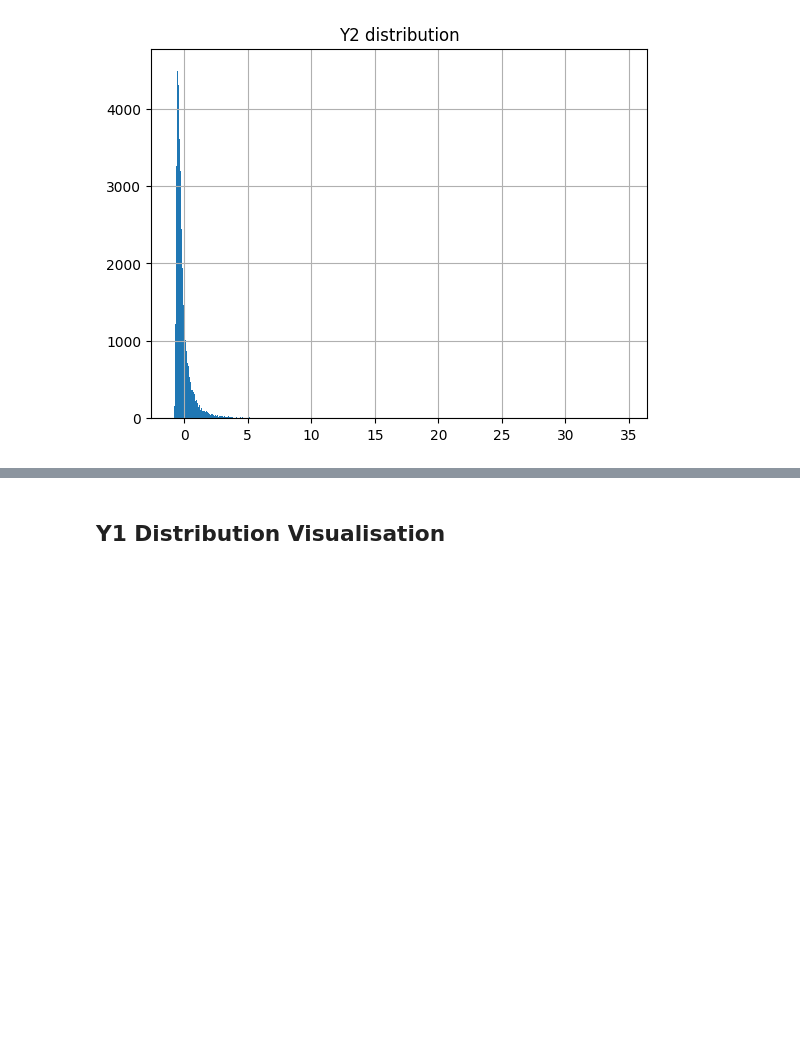
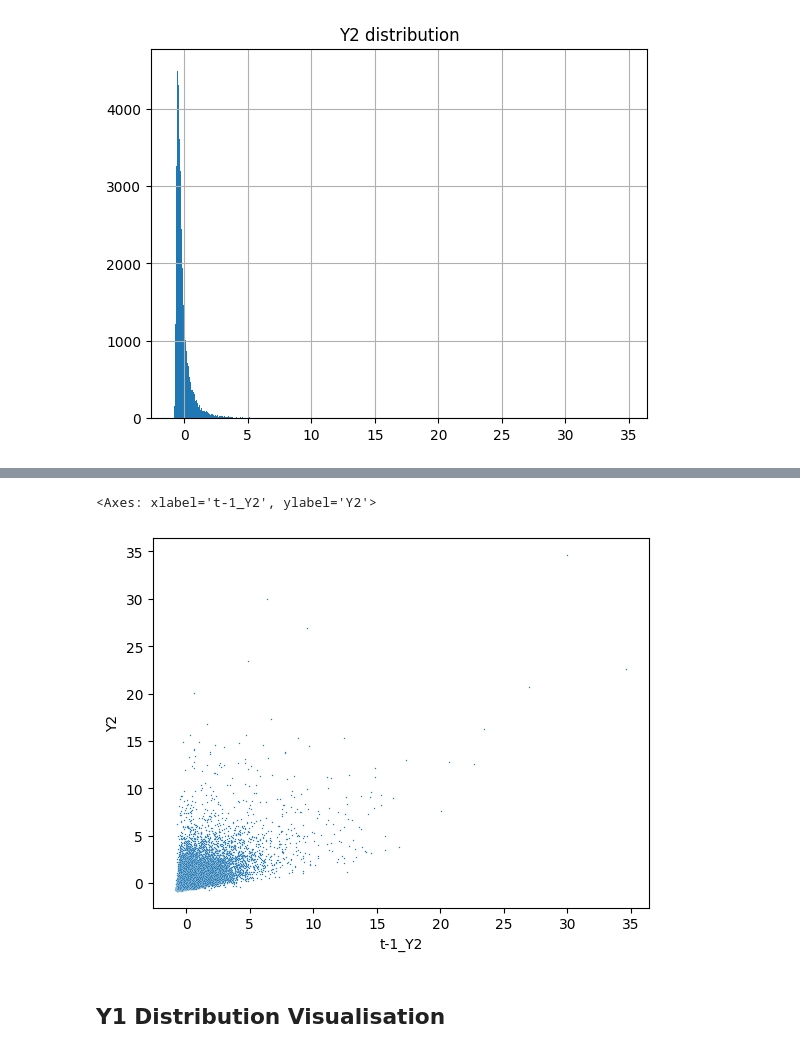
Before and after one commit to seo-joon/QuantChallenge--Team-Agora, a Jupyter notebook: research/eda.ipynb, the cells around one changed output, grey strips where cells are left out. Drawn from its saved outputs; the diff is of its cells as text; code cells hidden in the pictures; blank space fills up the shorter version.

```diff
--- a/research/eda.ipynb
+++ b/research/eda.ipynb
@@ -98,3 +131,9 @@ for responder in responders:
+# %%
+# plot Y2 autocorrelation
+sns.scatterplot(df_Y, x="t-1_Y2", y="Y2",s=1)
+# %% [output]
+<Axes: xlabel='t-1_Y2', ylabel='Y2'>
+[figure, added]
 # %% [markdown]
 ## Y1 Distribution Visualisation
 # %%
```
Also changed, not shown: parts of 1 cell of this notebook, 1 other file.
